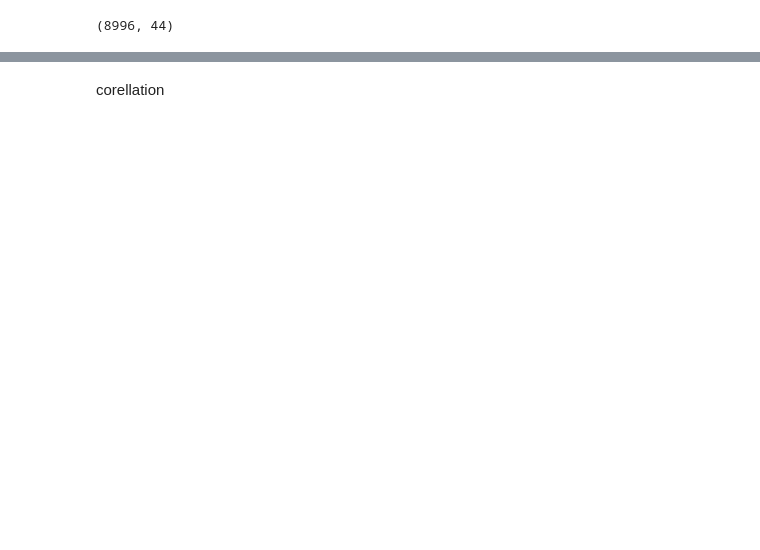
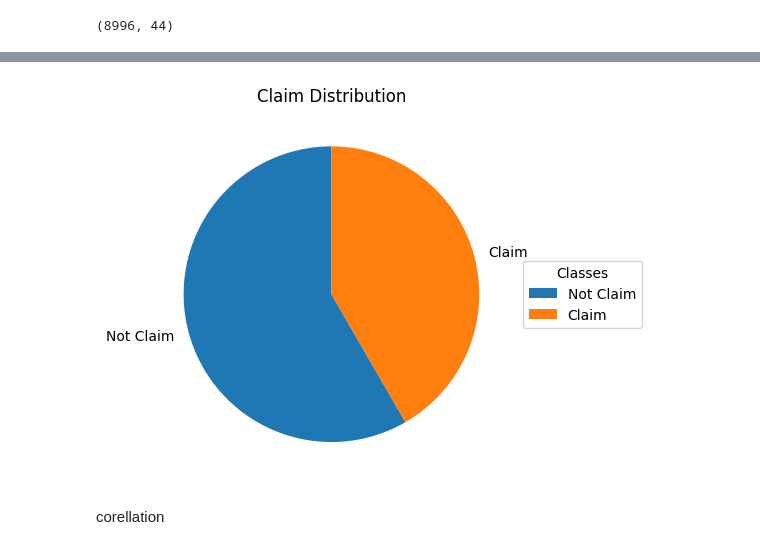
Before and after one commit to Rushavvv/car_insurance_prediction, a Jupyter notebook: 23048581_RushavSthapit.ipynb, the cells around one changed output, grey strips where cells are left out. Cells and saved outputs as stored; diff of their text form; code cells hidden in the pictures; blank space fills up the shorter version.

```diff
--- a/23048581_RushavSthapit.ipynb
+++ b/23048581_RushavSthapit.ipynb
@@ -126,3 +151,19 @@ plt.show()
+# %%
+# Plotting classs distribution in pie-chart
+counts = df['is_claim'].value_counts().sort_index()
+
+class_names = ['Not Claim', 'Claim']
+
+plt.pie(
+    counts,
+    labels=class_names,
+    startangle=90
+)
+plt.title('Claim Distribution')
+plt.legend(class_names, title="Classes", loc="center left", bbox_to_anchor=(1, 0.5))
+plt.show()
+# %% [output]
+[figure, added]
 # %% [markdown]
 corellation
 # %%
```
Also changed, not shown: parts of 49 cells of this notebook.
